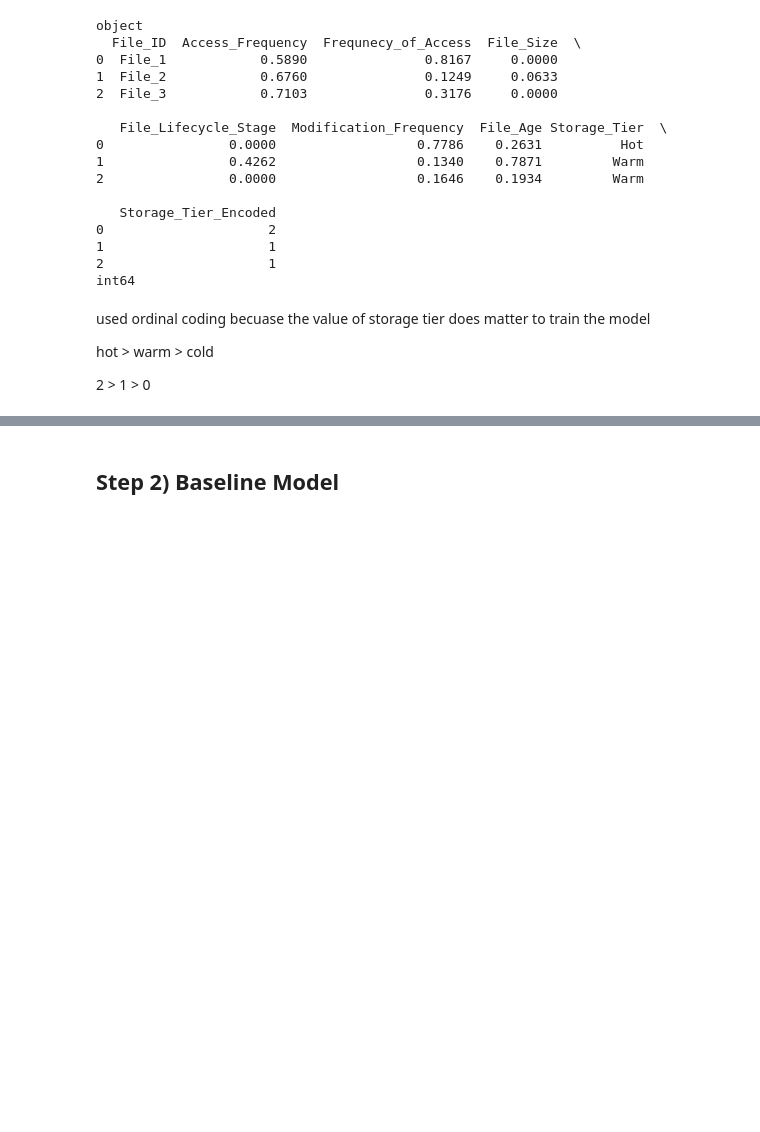
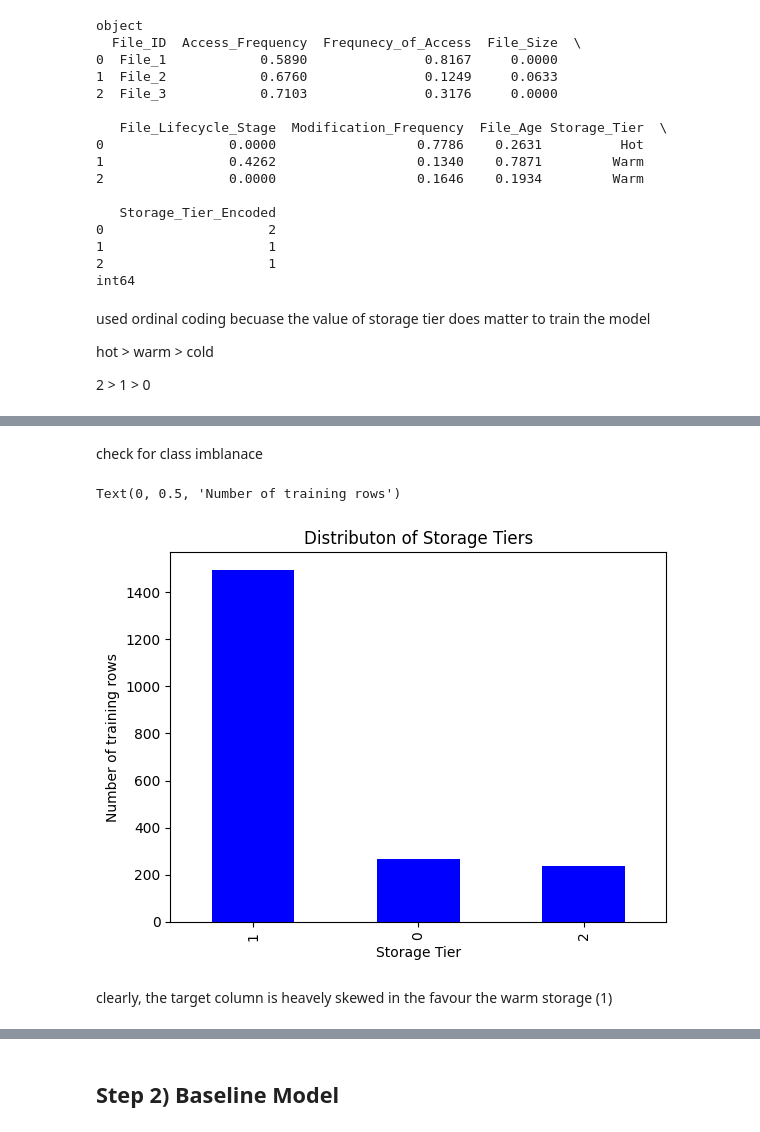
Before and after one commit to qusayqadir/Predictive-Cloud-Storage-Tiering, a Jupyter notebook: src/train-model/storage-tier-modelling.ipynb, the cells around one changed output, grey strips where cells are left out. Saved outputs shown, nothing was run; the diff lists cells and outputs as text; code cells hidden in the pictures; blank space fills up the shorter version.

```diff
--- a/src/train-model/storage-tier-modelling.ipynb
+++ b/src/train-model/storage-tier-modelling.ipynb
@@ -205,2 +205,4 @@ try to deteremine if each of the columns have a normal distribution, check for t
 
 check if there is a class imbalance for the storage tier to avoid the model overfitting on a certain tier and having a bias.
+# %%
+df = df.drop("Storage_Tier", axis=1)
@@ -206,0 +212,8 @@ check if there is a class imbalance for the storage tier to avoid the model over
+# %%
+mean = df["Access_Frequency"].mean()
+stand_deviation = df["Access_Frequency"].std()
+
+df["Z_Score_Access_Frequency"] = round((df["Access_Frequency"] - mean ) / stand_deviation , 4 )
+
+outliers = df[abs(df["Z_Score_Access_Frequency"]) > 3 ]
+outliers
@@ -206,0 +222,16 @@ check if there is a class imbalance for the storage tier to avoid the model over
+# %% [markdown]
+check for class imblanace
+# %%
+import matplotlib.pyplot as plt
+
+col_count = df["Storage_Tier_Encoded"].value_counts()
+
+col_count.plot(kind='bar', color = 'blue')
+plt.title("Distributon of Storage Tiers")
+plt.xlabel("Storage Tier")
+plt.ylabel("Number of training rows")
+# %% [output]
+Text(0, 0.5, 'Number of training rows')
+[figure, added]
+# %% [markdown]
+clearly, the target column is heavely skewed in the favour the warm storage (1)
```
Also changed, not shown: parts of 17 cells of this notebook.
